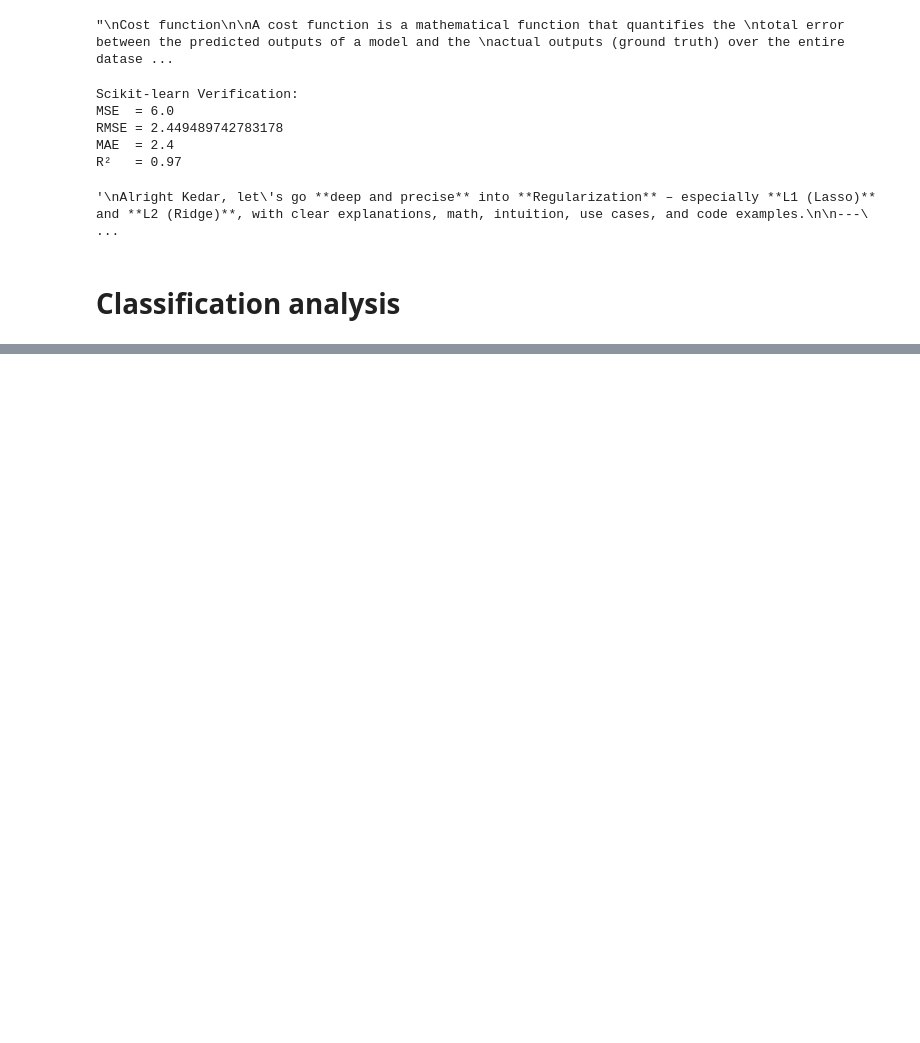
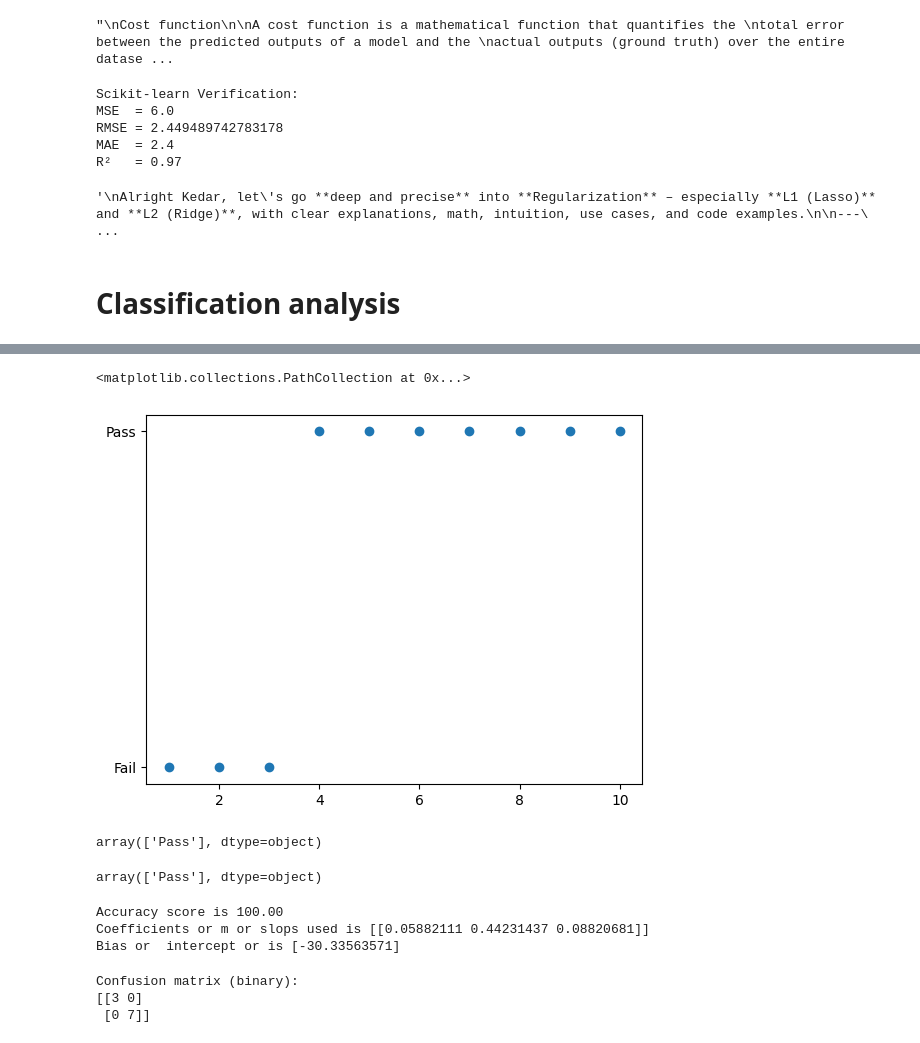
Before and after one commit to KedarDamale/Data-Science, a Jupyter notebook: Data-science/4.Supervised-Learning.ipynb, the cells around one changed output, grey strips where cells are left out. Cells and saved outputs as stored; diff of their text form; code cells hidden in the pictures; blank space fills up the shorter version.

```diff
--- a/Data-science/4.Supervised-Learning.ipynb
+++ b/Data-science/4.Supervised-Learning.ipynb
@@ -840,0 +906,8 @@ evaluation of classification model: Log loss or cross entropy loss
+# %%
+data = {
+    'Study_Hours': [2, 5, 7, 1, 8, 6, 3, 9, 4, 10],
+    'Attendance': [60, 85, 90, 55, 95, 80, 65, 98, 75, 100],
+    'Assignments_Submitted': [2, 6, 8, 1, 9, 7, 3, 10, 5, 10],
+    'Result': ['Fail', 'Pass', 'Pass', 'Fail', 'Pass', 'Pass', 'Fail', 'Pass', 'Pass', 'Pass']
+}
+df=pd.DataFrame(data)
@@ -840,0 +916,3 @@ evaluation of classification model: Log loss or cross entropy loss
+# %%
+df_b=df.drop(columns=['Attendance','Assignments_Submitted'])
+df_b
@@ -840,0 +931,55 @@ evaluation of classification model: Log loss or cross entropy loss
+# %%
+plt.scatter(df_b['Study_Hours'],df_b['Result'])
+# %% [output]
+<matplotlib.collections.PathCollection at 0x...>
+[figure, added]
+# %%
+x=df_b[['Study_Hours']]
+y=df_b['Result']
+
+from sklearn.model_selection import train_test_split
+
+trainx,testx,trainy,testy=train_test_split(x,y,random_state=13,test_size=0.3)
+
+from sklearn.linear_model import LogisticRegression
+
+model=LogisticRegression()
+
+model.fit(trainx,trainy)
+
+model.predict(pd.DataFrame({'Study_Hours':[1.8]}))
+model.predict(pd.DataFrame({'Study_Hours':[2.647]}))
+# %% [output]
+array(['Pass'], dtype=object)
+# %%
+#Binomial logistic with multiple infut feature(column)
+
+x=df.drop(columns=['Result'])
+y=df['Result']
+
+
+from sklearn.model_selection import train_test_split
+
+trainx,testx,trainy,testy=train_test_split(x,y,random_state=13,test_size=0.3)
+
+from sklearn.linear_model import LogisticRegression
+
+model=LogisticRegression()
+
+model.fit(trainx,trainy)
+
+model.predict(pd.DataFrame({'Study_Hours':[7.8],'Attendance':[70],'Assignments_Submitted':[11]}))
+# %% [output]
+array(['Pass'], dtype=object)
+# %%
+#Accuracy score ,coef,bias
+
+print(f'Accuracy score is {model.score(testx,testy)*100:.2f}')
+
+print(f'Coefficients or m or slops used is {model.coef_}') #as value of slop is positive angle with x axis is less than 90
+
+print(f'Bias or  intercept or is {model.intercept_}')
+# %% [output]
+Accuracy score is 100.00
+Coefficients or m or slops used is [[0.05882111 0.44231437 0.08820681]]
+Bias or  intercept or is [-30.33563571]
@@ -840,0 +993,13 @@ evaluation of classification model: Log loss or cross entropy loss
+# %%
+from sklearn.metrics import confusion_matrix
+
+
+y_pred=model.predict(x)
+
+cm = confusion_matrix(y, y_pred)
+print("Confusion matrix (binary):")
+print(cm)
+# %% [output]
+Confusion matrix (binary):
+[[3 0]
+ [0 7]]
```
Also changed, not shown: parts of 13 cells of this notebook.
